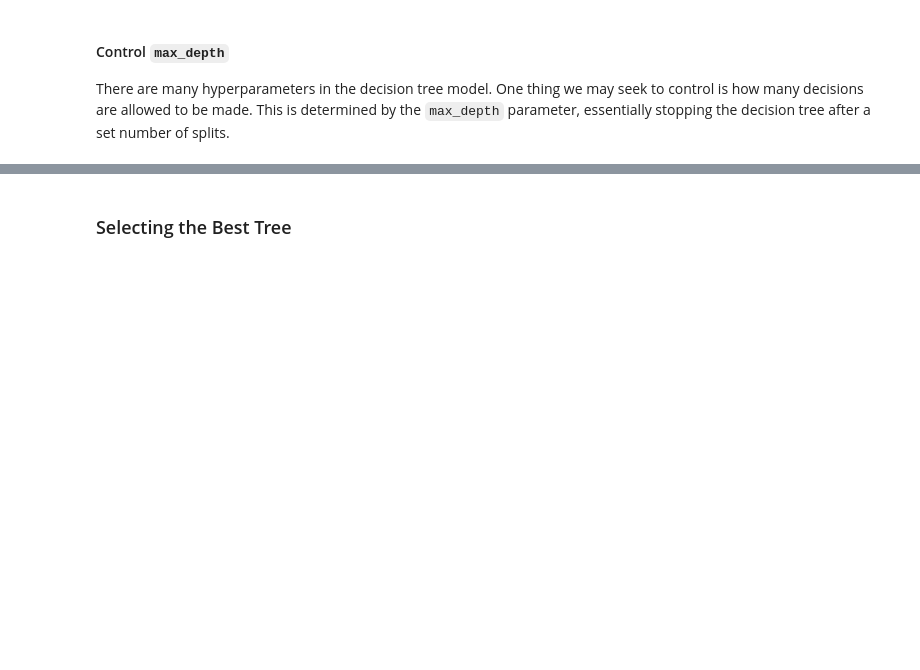
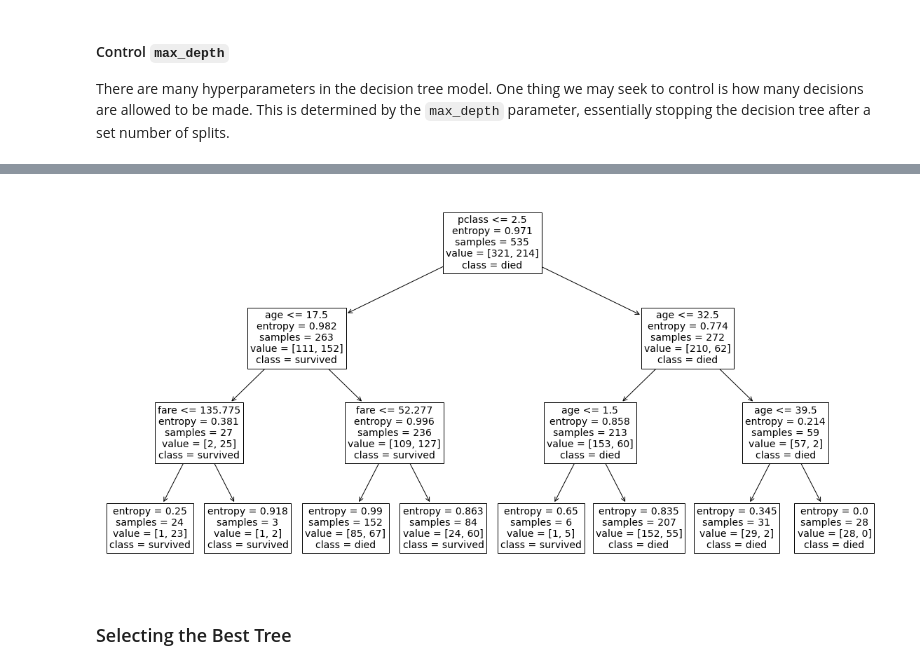
Before and after one commit to jfkoehler/nyu_bootcamp_fa23, a Jupyter notebook: intro_decision_tree.ipynb, the cells around one changed output, grey strips where cells are left out. Saved outputs shown, nothing was run; the diff lists cells and outputs as text; code cells hidden in the pictures; blank space fills up the shorter version.

```diff
--- a/intro_decision_tree.ipynb
+++ b/intro_decision_tree.ipynb
@@ -152,7 +261,9 @@ constrained_tree.score(X_test, y_test)
 # %%
 #plot results
 fig, ax = plt.subplots(figsize = (20, 10))
-plot_tree(constrained_tree, feature_names=X.columns, ax = ax, fontsize = 14);
+plot_tree(constrained_tree, feature_names=X.columns, ax = ax, fontsize = 14, class_names = [ 'died', 'survived']);
+# %% [output]
+[figure, added]
 # %% [markdown]
 ### Selecting the Best Tree
 # %%
```
Also changed, not shown: parts of 56 cells of this notebook, 6 other files.
